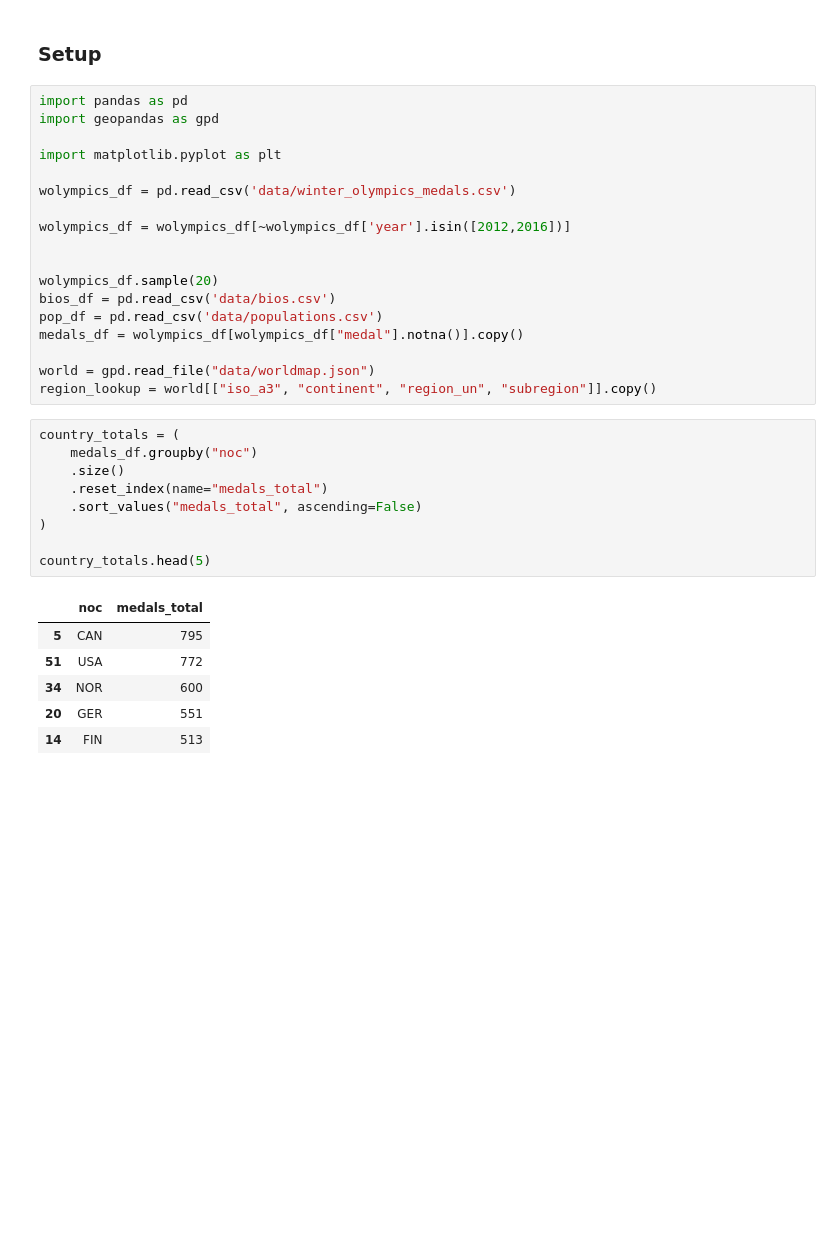
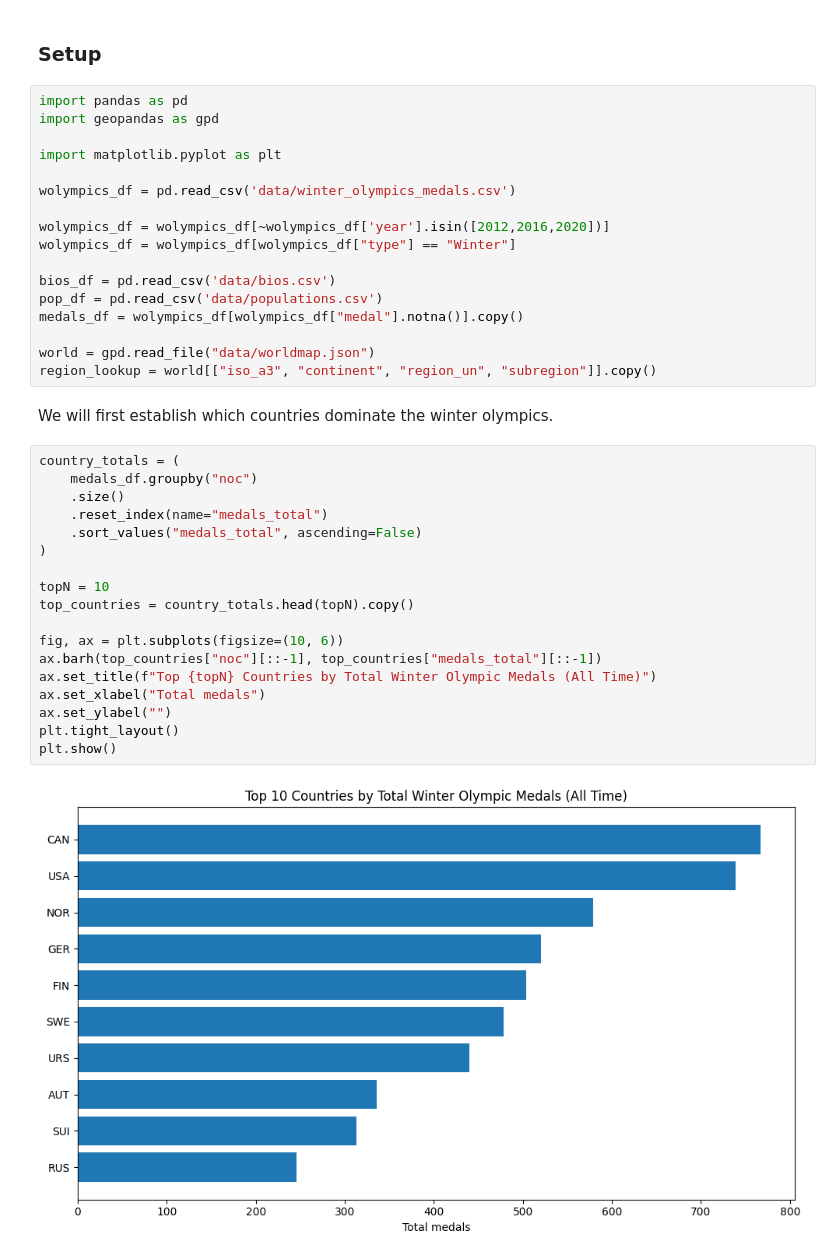
Before and after one commit to dpark2380/comm3180_S26_Blog, a Jupyter notebook: posts/blog_03_olympics/DOW3_olympics.ipynb, the cells around one changed output. Drawn from its saved outputs; the diff is of its cells as text; blank space fills up the shorter version.

```diff
--- a/posts/blog_03_olympics/DOW3_olympics.ipynb
+++ b/posts/blog_03_olympics/DOW3_olympics.ipynb
@@ -36,32 +36,37 @@ import matplotlib.pyplot as plt
 
 wolympics_df = pd.read_csv('data/winter_olympics_medals.csv')
 
-wolympics_df = wolympics_df[~wolympics_df['year'].isin([2012,2016])]
+wolympics_df = wolympics_df[~wolympics_df['year'].isin([2012,2016,2020])]
+wolympics_df = wolympics_df[wolympics_df["type"] == "Winter"]
 
-
-wolympics_df.sample(20)
 bios_df = pd.read_csv('data/bios.csv')
 pop_df = pd.read_csv('data/populations.csv')
 medals_df = wolympics_df[wolympics_df["medal"].notna()].copy()
 
 world = gpd.read_file("data/worldmap.json")
 region_lookup = world[["iso_a3", "continent", "region_un", "subregion"]].copy()
+# %% [markdown]
+We will first establish which countries dominate the winter olympics.
 # %%
 country_totals = (
     medals_df.groupby("noc")
     .size()
     .reset_index(name="medals_total")
     .sort_values("medals_total", ascending=False)
 )
 
-country_totals.head(5)
+topN = 10
+top_countries = country_totals.head(topN).copy()
+
+fig, ax = plt.subplots(figsize=(10, 6))
+ax.barh(top_countries["noc"][::-1], top_countries["medals_total"][::-1])
+ax.set_title(f"Top {topN} Countries by Total Winter Olympic Medals (All Time)")
+ax.set_xlabel("Total medals")
+ax.set_ylabel("")
+plt.tight_layout()
+plt.show()
 # %% [output]
-|  | noc | medals_total |
-| 5 | CAN | 795 |
-| 51 | USA | 772 |
-| 34 | NOR | 600 |
-| 20 | GER | 551 |
-| 14 | FIN | 513 |
+[figure, added]
 # %%
 medals_with_region = country_totals.merge(
     region_lookup,
```
Also changed, not shown: parts of 15 cells of this notebook.
